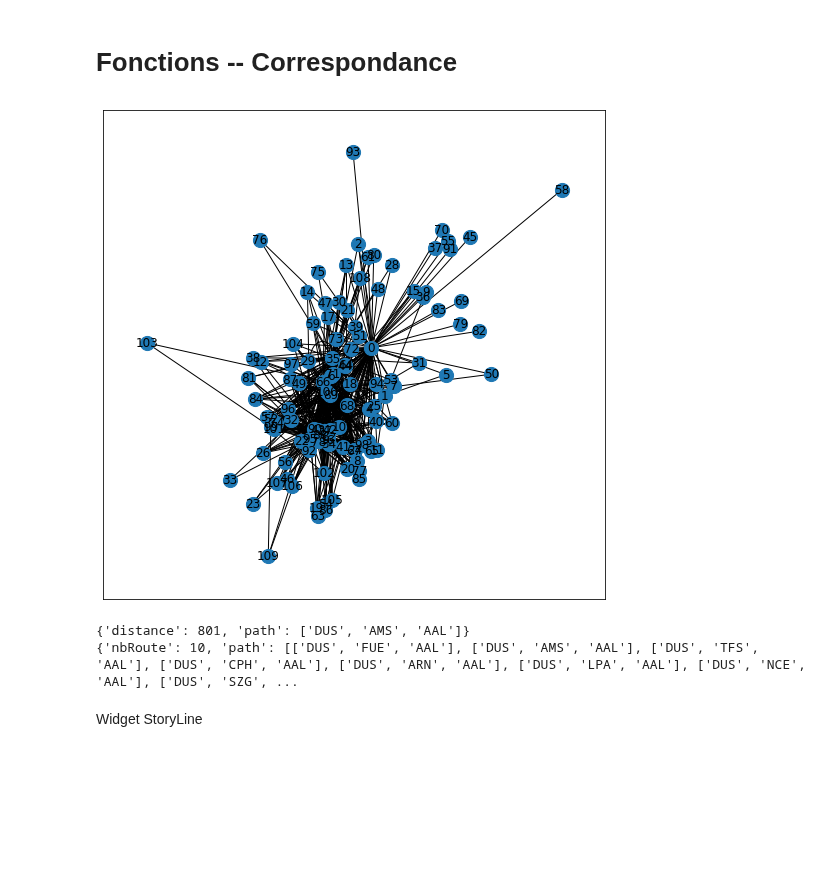
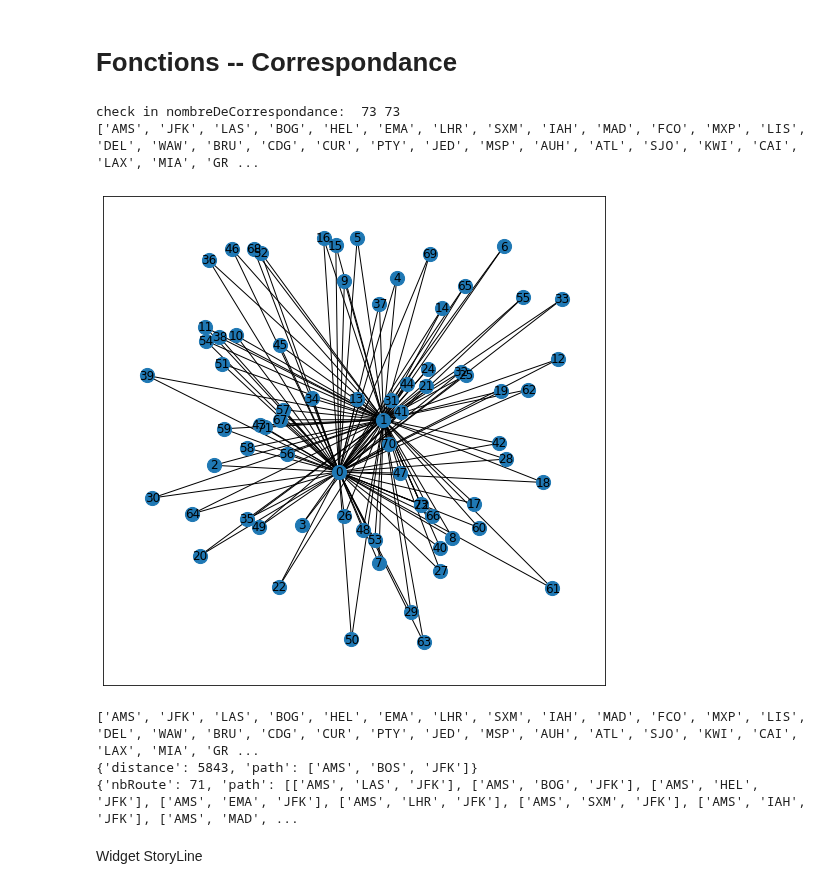
Before and after one commit to annevogel13/lifradaravion, a Jupyter notebook: NotebooksAnne/notebookFinaleAn.ipynb, the cells around one changed output. Saved outputs shown, nothing was run; the diff lists cells and outputs as text; code cells hidden in the pictures; blank space fills up the shorter version.

Commit message:
fix mauvais retour de fonction traitementComplet(..)

```diff
--- a/NotebooksAnne/notebookFinaleAn.ipynb
+++ b/NotebooksAnne/notebookFinaleAn.ipynb
@@ -235,11 +235,12 @@ def creationEdges(graphe : nx.Graph, list_reference : list, code1 : str, code2 :
     index1 = list_reference.index(code1)
     index2 = list_reference.index(code2)
 
+
     list_edges = list(map(lambda x : (index1, list_reference.index(x), int(DistGrandCercleICAO(code1, x))), list_connections))
     list_edges.extend(list(map(lambda y : (list_reference.index(y), index2, int(DistGrandCercleICAO(y, code2))), list_connections)))
 
     graphe.add_weighted_edges_from(list_edges)
-    return list_edges
+    return list_reference
 # %%
 def dessinerGraphe(graphe, weighted : bool = False):
     fig = plt.figure();
@@ -265,21 +266,22 @@ def dijkstra(graphe : nx.Graph, start : int, end : int, list_reference: list):
     tmp1 = nx.dijkstra_path(graphe, start,end)
     dist = nx.dijkstra_path_length(graphe, start, end)
     tmp2 = []
-    for i in range(0, len(tmp1)):
-        tmp2.append(list_reference[tmp1[i]])
+
+    tmp2 =  (list(map(lambda x : list_reference[x], tmp1)))
 
     return {'distance' : dist, 'path' : tmp2}
 # %%
 def nombreDeCorrespondances(g : nx.Graph, codeStart, codeFin):
     listRefInit = []
     listRefTotale = []
-    listRetour = []
-    listRetour.extend(creationEdges(g, listRefInit, codeStart, codeFin))
+    listRetour = creationEdges(g, [], codeStart, codeFin)
+    print('check in nombreDeCorrespondance: ', len(listRetour), g.number_of_nodes())
+    print(listRetour)
     for i in range(len(listRefInit)):
-        listRetour.extend(creationEdges(g, listRefTotale, codeStart, listRefInit[i]))
-        listRetour.extend(creationEdges(g, listRefTotale, listRefInit[i], codeFin))
+        listRetour.extend(creationEdges(g, listRefTotale, codeStart, listRetour[i]))
+        listRetour.extend(creationEdges(g, listRefTotale, listRetour[i], codeFin))
 
-    return listRefTotale
+    return listRetour
 # %%
 def traitementRequest(aeroport_start : str, aeroport_fin : str, g : nx.Graph() = nx.Graph()):
     '''
@@ -289,39 +291,45 @@ def traitementRequest(aeroport_start : str, aeroport_fin : str, g : nx.Graph() =
     aeroport_codeS = filtreDictAeroports('Name', aeroport_start)[0]
     aeroport_codeE = filtreDictAeroports('Name', aeroport_fin)[0]
 
     list_ref = nombreDeCorrespondances(g, aeroport_codeS, aeroport_codeE)
     dessinerGraphe(g)
-
+    print(list_ref)
     return g, list_ref
 
 def distancePlusCourte(graphe: nx.Graph, list_ref : list, aeroport_codeS, aeroport_codeE):
     '''
         fonction qui trouve le chemin de start aux fin avec le moins de distance possible
         retour : dictionnaire en forme de {'distance' : .. , 'path' : [ path1, path2 ]}
     '''
     resultat = dijkstra(graphe, list_ref.index(aeroport_codeS), list_ref.index(aeroport_codeE), list_ref)
     return resultat
 
 def routeAlternatives(graphe : nx.Graph, list_ref : list, int_start : int, int_end : int):
     '''
         fonction qui trouve tous les chemins de start aux fin avec le meme nombr de correspondances
         que le route plus courte.
         retour : dictionnaire en forme de {'nbRoute' : .. , 'path' : [ path1, path2 ]}
     '''
     r = list(nx.all_shortest_paths(graphe,source=int_start,target=int_end))
     tmp = [];
     for i in r:
         tmp.append(list(map(lambda x : list_ref[x], i)))
 
     return {"nbRoute" : len(tmp), "path": tmp}
 
+# DUS AAL check
+# lax jfk
+a1 = 'AMS' ;  a2 = 'JFK' ;
+s1 = dict_aeroports[a1]['Name']
+s2 = dict_aeroports[a2]['Name']
+r = traitementRequest(s1, s2)
 
-s1 = dict_aeroports['DUS']['Name']
-s2 = dict_aeroports['AAL']['Name']
-r = traitementRequest(s1, s2)
-print(distancePlusCourte(r[0], r[1], 'DUS', 'AAL')) # route moins de distance
-print(routeAlternatives(r[0], r[1], r[1].index('DUS'), r[1].index('AAL'))) # autres routes avec le meme nombre de correspondances
+print(distancePlusCourte(r[0], r[1], a1, a2)) # route moins de distance
+print(routeAlternatives(r[0], r[1], r[1].index(a1), r[1].index(a2))) # autres routes avec le meme nombre de correspondances
 # %% [output]
+check in nombreDeCorrespondance:  73 73
+['AMS', 'JFK', 'LAS', 'BOG', 'HEL', 'EMA', 'LHR', 'SXM', 'IAH', 'MAD', 'FCO', 'MXP', 'LIS', 'DEL', 'WAW', 'BRU', 'CDG', 'CUR', 'PTY', 'JED', 'MSP', 'AUH', 'ATL', 'SJO', 'KWI', 'CAI', 'LAX', 'MIA', 'GR ...
-[figure, old version]
+[figure, new version]
-{'distance': 801, 'path': ['DUS', 'AMS', 'AAL']}
-{'nbRoute': 10, 'path': [['DUS', 'FUE', 'AAL'], ['DUS', 'AMS', 'AAL'], ['DUS', 'TFS', 'AAL'], ['DUS', 'CPH', 'AAL'], ['DUS', 'ARN', 'AAL'], ['DUS', 'LPA', 'AAL'], ['DUS', 'NCE', 'AAL'], ['DUS', 'SZG', ...
+['AMS', 'JFK', 'LAS', 'BOG', 'HEL', 'EMA', 'LHR', 'SXM', 'IAH', 'MAD', 'FCO', 'MXP', 'LIS', 'DEL', 'WAW', 'BRU', 'CDG', 'CUR', 'PTY', 'JED', 'MSP', 'AUH', 'ATL', 'SJO', 'KWI', 'CAI', 'LAX', 'MIA', 'GR ...
+{'distance': 5843, 'path': ['AMS', 'BOS', 'JFK']}
+{'nbRoute': 71, 'path': [['AMS', 'LAS', 'JFK'], ['AMS', 'BOG', 'JFK'], ['AMS', 'HEL', 'JFK'], ['AMS', 'EMA', 'JFK'], ['AMS', 'LHR', 'JFK'], ['AMS', 'SXM', 'JFK'], ['AMS', 'IAH', 'JFK'], ['AMS', 'MAD', ...
```
Also changed, not shown: parts of 8 cells of this notebook.
